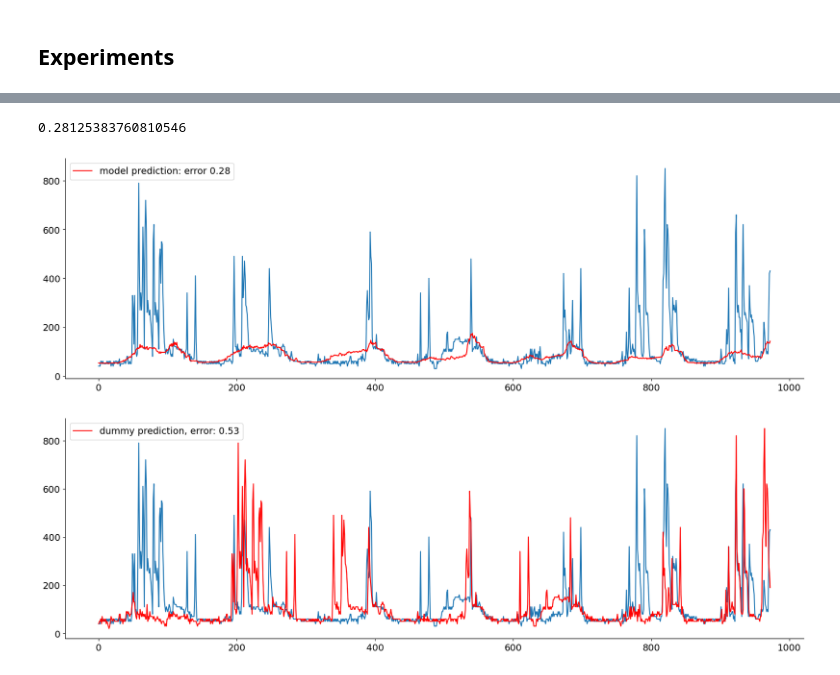
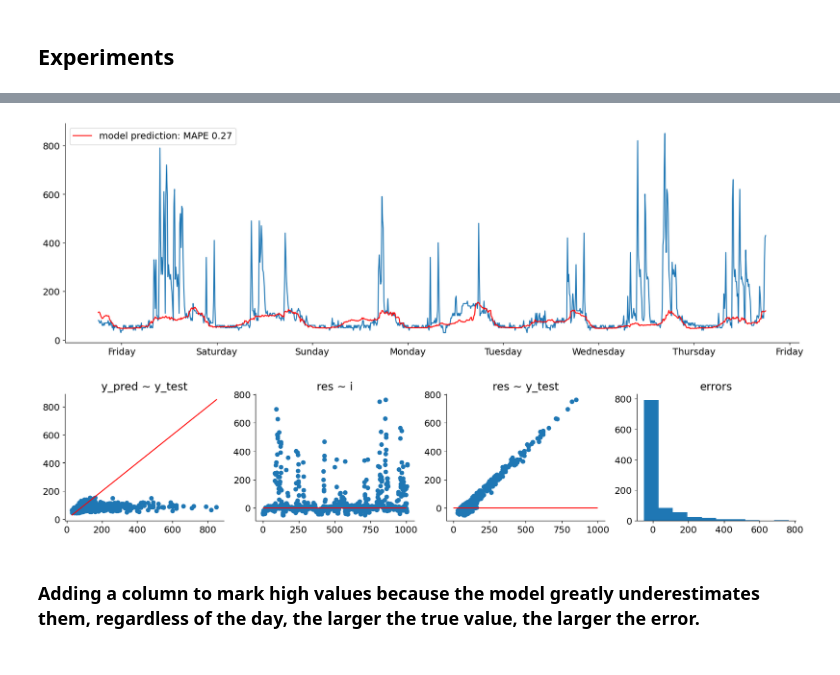
Before and after one commit to k-katarzyna/Appliances_Energy_Prediction, a Jupyter notebook: Appliances_energy_prediction/energy_main.ipynb, the cells around one changed output, grey strips where cells are left out. Cells and saved outputs as stored; diff of their text form; code cells hidden in the pictures.

Commit message:
data enhancement and models performance experiments

```diff
--- a/Appliances_energy_prediction/energy_main.ipynb
+++ b/Appliances_energy_prediction/energy_main.ipynb
@@ -351,9 +213,7 @@ data.dropna(inplace=True)
 # %%
-# data = add_lagged_features(data, lag=1, how_many=24*6)
-
-X = data.drop(["Appliances", "Appliances_24"], axis = 1)
-y = data.Appliances_24
+X = enhanced_data.drop(["Appliances_24"], axis = 1)
+y = enhanced_data.Appliances_24
 # %%
-n_train = int(0.95 * len(y))
-X_train, y_train = X.iloc[:n_train], y.iloc[:n_train]
-X_test, y_test = X.iloc[n_train:], y.iloc[n_train:]
+n_test = 144*7
+X_train, y_train = X.iloc[:-n_test], y.iloc[:-n_test]
+X_test, y_test = X.iloc[-n_test:], y.iloc[-n_test:]
@@ -360,29 +281,18 @@ X_test, y_test = X.iloc[n_train:], y.iloc[n_train:]
+# %%
+lagged_features = [feature for feature in X_train.columns if feature.startswith("lag")]
+log_transformer = FunctionTransformer(func=np.log1p, inverse_func=np.expm1)
+preprocessor = make_column_transformer((OneHotEncoder(), ["day_of_week", "time_of_day"]),
+                                                 (log_transformer, lagged_features),
+                                                 remainder="passthrough")
 # %%
-# pipe = make_pipeline(make_column_transformer((OrdinalEncoder(), ["day_of_week"]), remainder="passthrough"), HistGradientBoostingRegressor())
-model = TransformedTargetRegressor(ExtraTreesRegressor(min_samples_leaf=20), func=np.log1p, inverse_func=np.expm1)
+XGBoost = XGBRegressor(min_child_weight=100, reg_lambda=10, eta=0.04, colsample_bytree=0.3)
 
-model.fit(X_train, y_train)
-y_pred = model.predict(X_test)
-mean_absolute_percentage_error(y_test, y_pred)
+pipe = make_pipeline(preprocessor, XGBoost)
+model = TransformedTargetRegressor(pipe, transformer=log_transformer)
-# %% [output]
-0.28125383760810546
 # %%
-# N = data.shape[0]
-plt.figure(figsize=(20,6))
-plt.plot(range(0, X_test.shape[0]), y_test)
-plt.plot(range(0, X_test.shape[0]), y_pred,
-        color="red", label=f"model prediction: error {mean_absolute_percentage_error(y_test, y_pred).round(2)}")
-plt.legend()
-plt.show()
+evaluate_model(X_train, X_test, y_train, y_test, model)
 # %% [output]
-[figure, old version]
+[figure, new version]
+[figure, added]
-# %%
-N = data.shape[0]
-plt.figure(figsize=(20,6))
-plt.plot(range(0, X_test.shape[0]), y_test)
-plt.plot(range(0, X_test.shape[0]), data.Appliances.loc[X_test.index],
-        color="red", label=f"dummy prediction, error: {mean_absolute_percentage_error(y_test, data.Appliances.loc[X_test.index]).round(2)}")
-plt.legend()
-plt.show()
-# %% [output]
-[figure, removed]
+# %% [markdown]
+### Adding a column to mark high values because the model greatly underestimates them, regardless of the day, the larger the true value, the larger the error.
```
Also changed, not shown: parts of 45 cells of this notebook, 2 other files.
